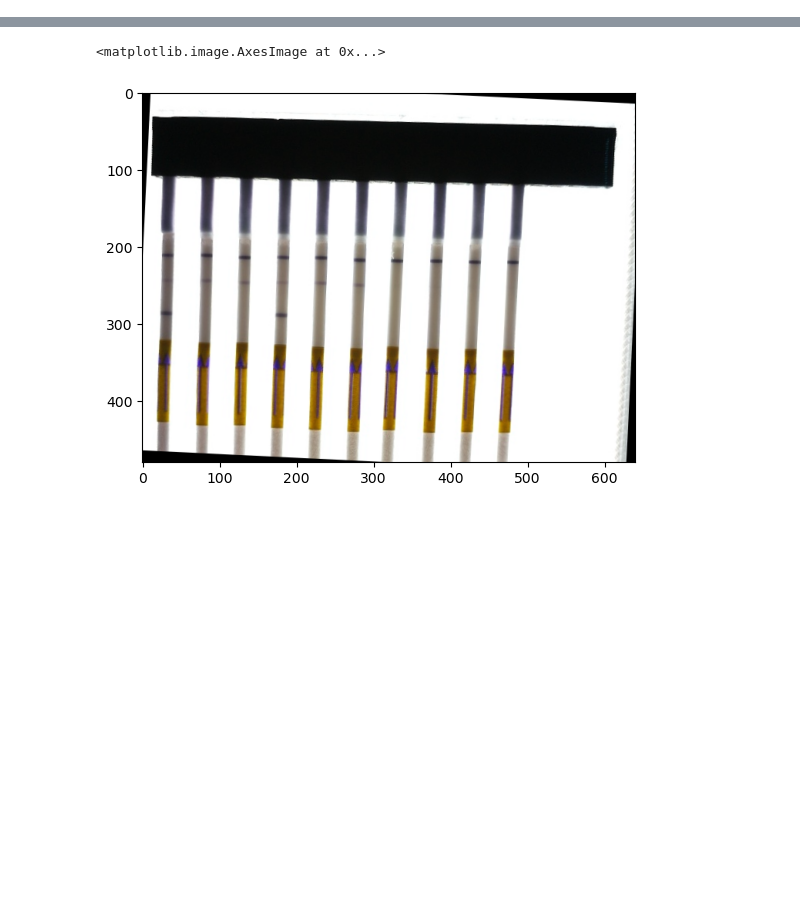
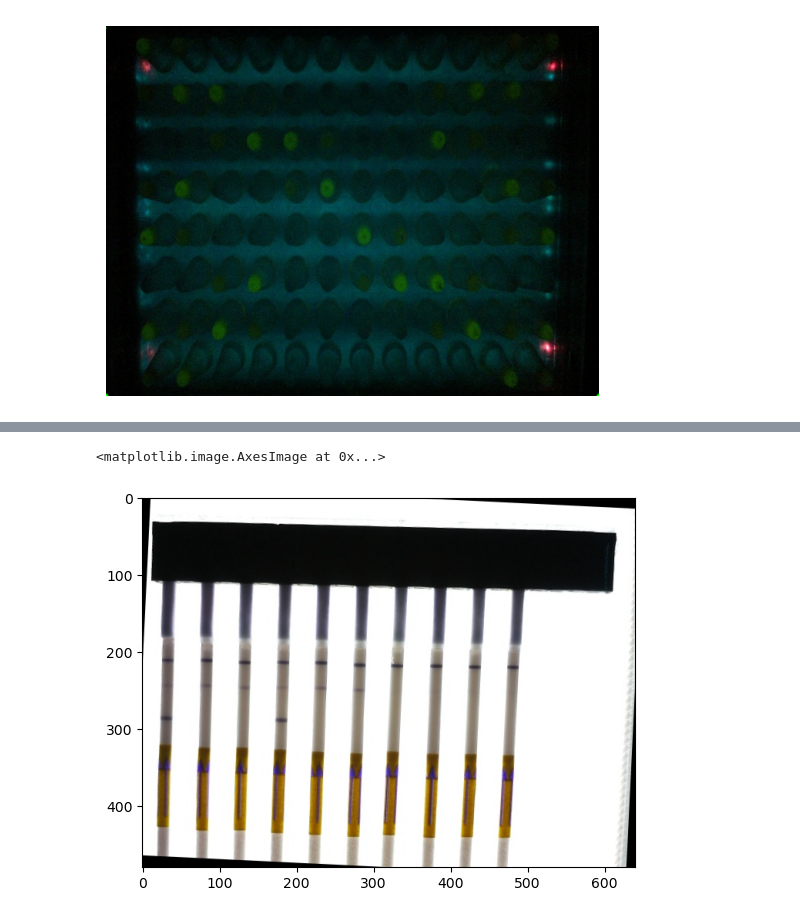
Before and after one commit to Miloumille/CTMA_internship_Photodetector, a Jupyter notebook: script/Untitled.ipynb, the cells around one changed output, grey strips where cells are left out. Drawn from its saved outputs; the diff is of its cells as text; code cells hidden in the pictures; blank space fills up the shorter version.

Commit message:
automatic crop and adaptative filter

```diff
--- a/script/Untitled.ipynb
+++ b/script/Untitled.ipynb
@@ -8 +17,97 @@ plt.imshow(imageInput)
+# %%
+import cv2
+import matplotlib.pyplot as plt
+import numpy as np
+
+def correct_perspective(imageInput):
+    blurred_image = cv2.GaussianBlur(imageInput, (15, 15), 0)
+
+    # Set blue and green channels to 0, leaving only the red channel
+    blurred_image[:, :, 0] = 0
+    blurred_image[:, :, 1] = 0
+
+    red_channel = blurred_image[:, :, 2]
+
+    # Apply thresholding
+    _, thresholded = cv2.threshold(red_channel, 20, 255, cv2.THRESH_BINARY)
+
+    # Find contours
+    contours, _ = cv2.findContours(thresholded, cv2.RETR_EXTERNAL, cv2.CHAIN_APPROX_SIMPLE)
+
+    centroids = []
+    min_contour_area = 150
+    shifted_corners = []  # Store shifted corners for perspective transformation
+
+    # Define the reference point for shifting corners
+    reference_point = (260, 200)
+
+    for contour in contours:
+        contour_area = cv2.contourArea(contour)
+        if contour_area >= min_contour_area:
+            M = cv2.moments(contour)
+
+            if M["m00"] != 0:
+                cx = int(M["m10"] / M["m00"])
+                cy = int(M["m01"] / M["m00"])
+                centroids.append((cx, cy))
+
+                # Get bounding box around the contour
+                x, y, w, h = cv2.boundingRect(contour)
+
+                # Define shift amount for corners
+                shift = 40
+
+                # Define the four corners of the bounding box
+                top_left = (x - shift, y - shift)
+                top_right = (x + w + shift, y - shift)
+                bottom_left = (x - shift, y + h + shift)
+                bottom_right = (x + w + shift, y + h + shift)
+
+                # Decide which corner to shift based on the reference point
+                if x < reference_point[0] and y < reference_point[1]:
+                    shifted_corner = top_left
+                elif x > reference_point[0] and y < reference_point[1]:
+                    shifted_corner = top_right
+                elif x < reference_point[0] and y > reference_point[1]:
+                    shifted_corner = bottom_left
+                else:
+                    shifted_corner = bottom_right
+
+                shifted_corners.append(shifted_corner)
+
+    # Ensure the shifted corners array has at least 4 points
+    if len(shifted_corners) >= 4:
+        # Convert shifted corners to numpy array (float32)
+        shifted_corners = np.array(shifted_corners[:4], dtype='float32')
+
+        # Define the original corner points of the image
+        height, width = imageInput.shape[:2]
+        original_corners = np.array([
+            [0, height - 1],      # bottom-left
+            [width - 1, height - 1],  # bottom-right
+            [0, 0],               # top-left
+            [width - 1, 0],       # top-right
+        ], dtype='float32')
+
+        # Compute the perspective transform matrix
+        perspective_matrix = cv2.getPerspectiveTransform(shifted_corners, original_corners)
+
+        # Perform the perspective transformation (this effectively crops the image based on the shifted corners)
+        transformed_image = cv2.warpPerspective(imageInput, perspective_matrix, (width, height))
+
+        return transformed_image  # Return the perspective-corrected image
+
+    else:
+        print("Not enough shifted corners for transformation.")
+        return imageInput  # Return the original image if not enough corners
+
+# Example usage:
+corrected_image = correct_perspective(imageInput)
+
+# Display the corrected image
+plt.imshow(cv2.cvtColor(corrected_image, cv2.COLOR_BGR2RGB))
+plt.axis('off')
+plt.show()
+# %% [output]
+[figure, added]
 # %%
```
Also changed, not shown: parts of 6 cells of this notebook, 22 other files.
